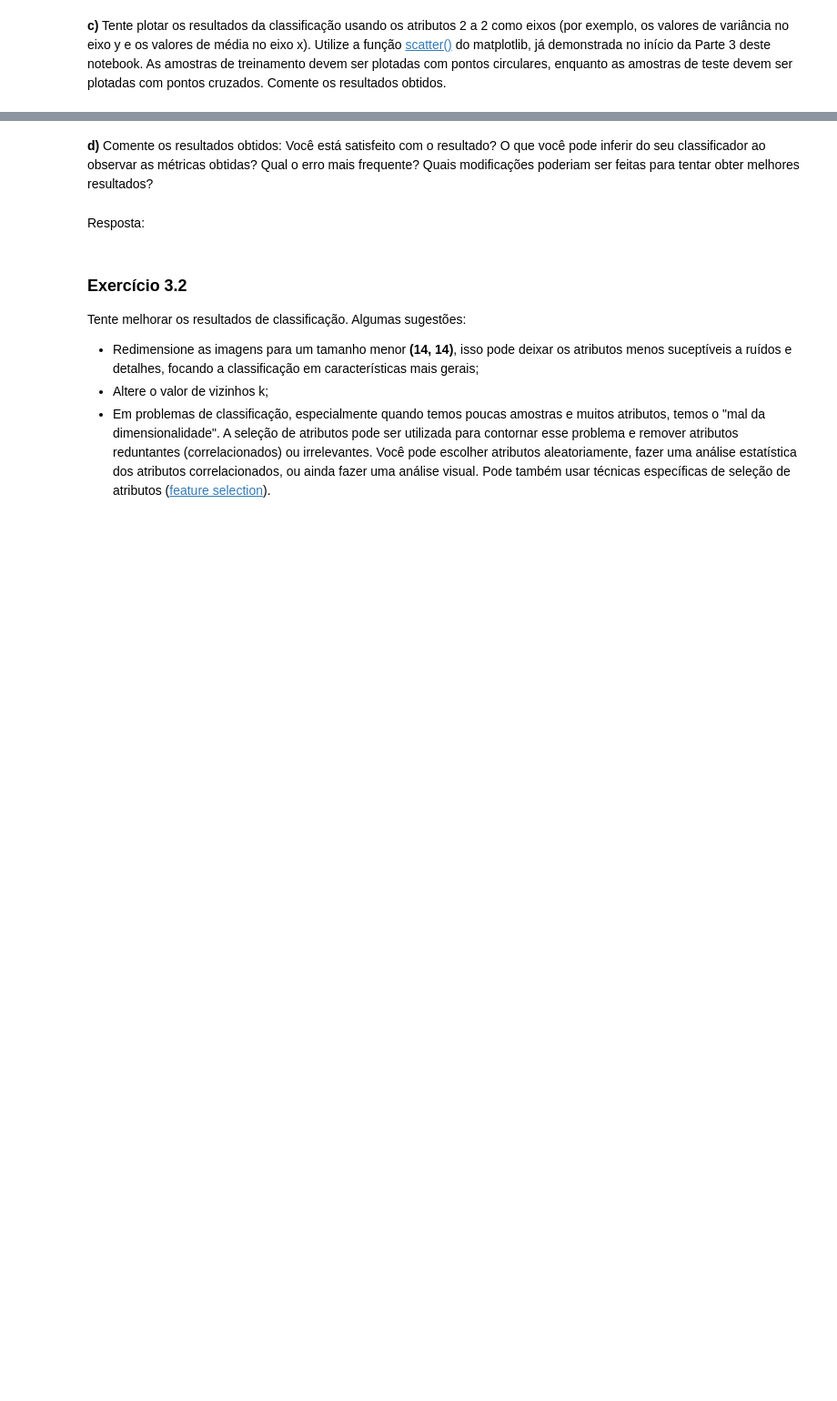
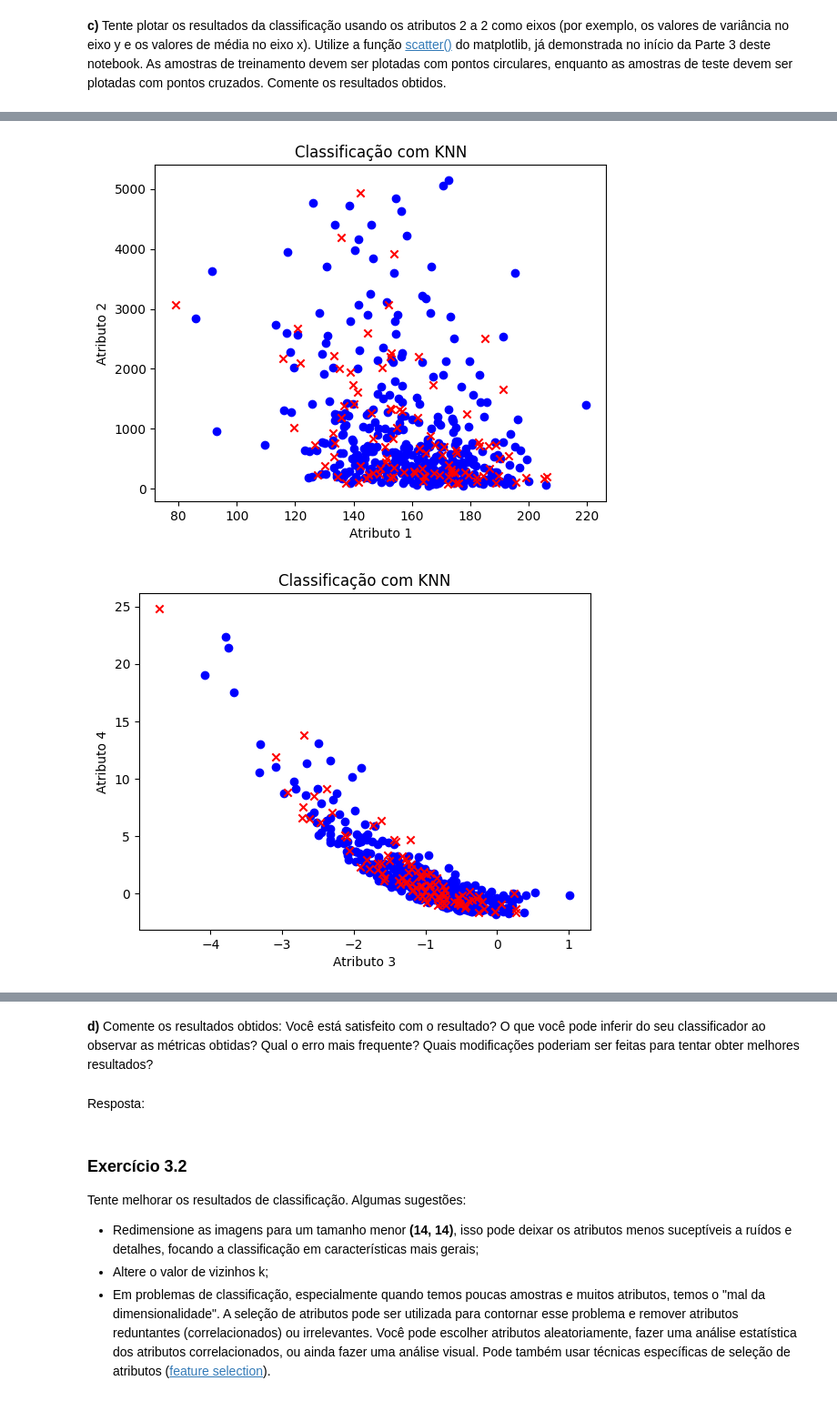
Before and after one commit to UNICAMP-EA979/2026s1-pi02-histogramas-knn-TZShinobi, a Jupyter notebook: Atividade.ipynb, the cells around one changed output, grey strips where cells are left out. Shown at 91% size. Saved outputs shown, nothing was run; the diff lists cells and outputs as text; code cells hidden in the pictures; blank space fills up the shorter version.

```diff
--- a/Atividade.ipynb
+++ b/Atividade.ipynb
@@ -496,0 +475,13 @@ plt.show()
+# %%
+for i in range(0, 8, 2):
+  atributo1 = i
+  atributo2 = i + 1
+  plt.scatter(hist_train_features[:, atributo1], hist_train_features[:, atributo2], marker='o', c='blue')
+  plt.scatter(hist_test_features[:, atributo1], hist_test_features[:, atributo2], marker='x', c='red')
+  plt.title('Classificação com KNN')
+  plt.xlabel(f'Atributo {i+1}')
+  plt.ylabel(f'Atributo {i+2}')
+  plt.show()
+# %% [output]
+[figure, added]
+[figure, added]
```
Also changed, not shown: parts of 3 cells of this notebook.
